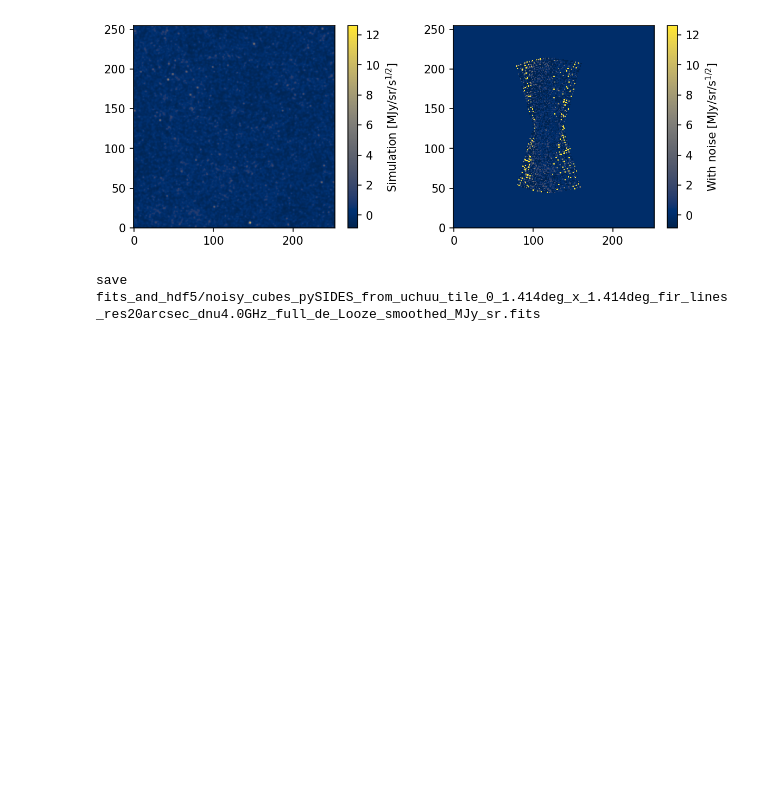
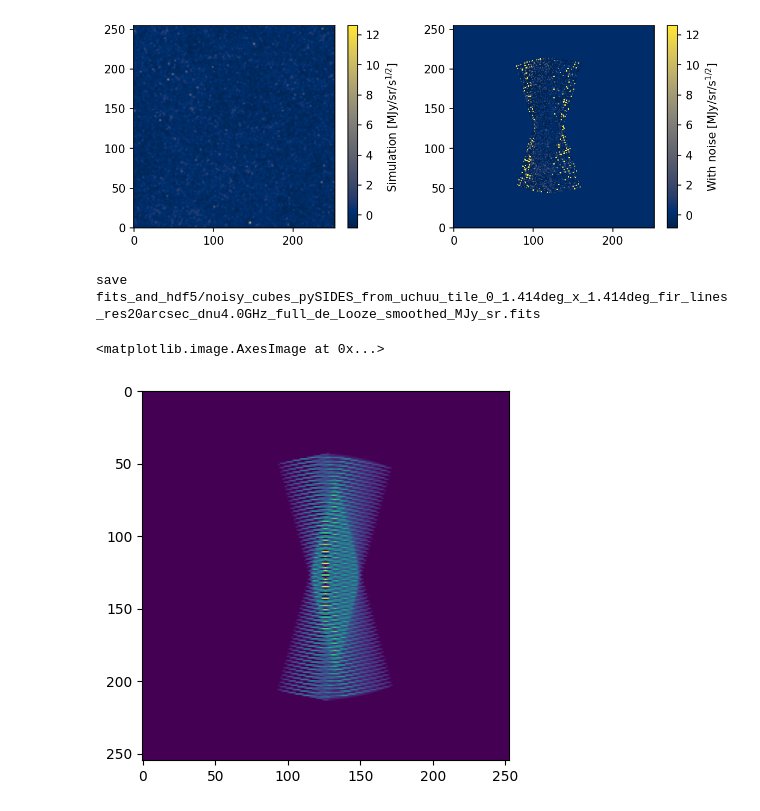
Before and after one commit to tim-balloon/TIM_analysis, a Jupyter notebook: timestream_maker/gen_noisy_cube_from_hitmap.ipynb, the cells around one changed output. Drawn from its saved outputs; the diff is of its cells as text; code cells hidden in the pictures; blank space fills up the shorter version.

```diff
--- a/timestream_maker/gen_noisy_cube_from_hitmap.ipynb
+++ b/timestream_maker/gen_noisy_cube_from_hitmap.ipynb
@@ -203,3 +201,9 @@ print('save '+f'fits_and_hdf5/noisy_cubes_{P["file"][:-5]}.fits')
 #ds9 -multiframe -tile noisy_cubes[...].fits
 # %% [output]
 save fits_and_hdf5/noisy_cubes_pySIDES_from_uchuu_tile_0_1.414deg_x_1.414deg_fir_lines_res20arcsec_dnu4.0GHz_full_de_Looze_smoothed_MJy_sr.fits
+# %%
+hit_map = hit_cube[0,:,:]
+plt.imshow(hit_map)
+# %% [output]
+<matplotlib.image.AxesImage at 0x...>
+[figure, added]
```
Also changed, not shown: parts of 1 cell of this notebook, 1 other file.
